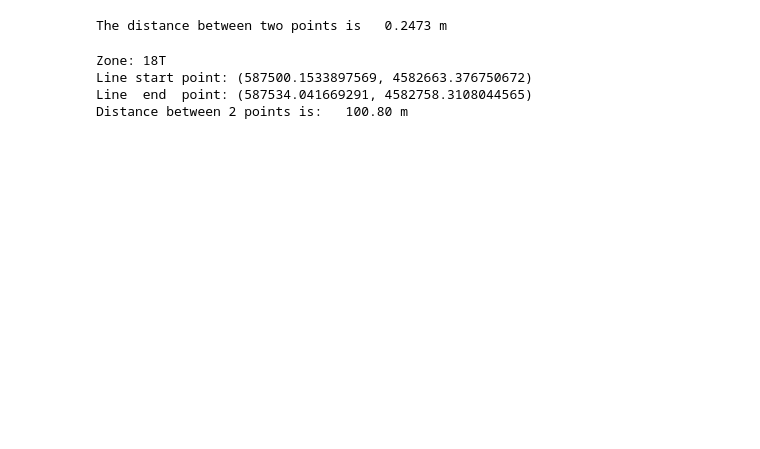
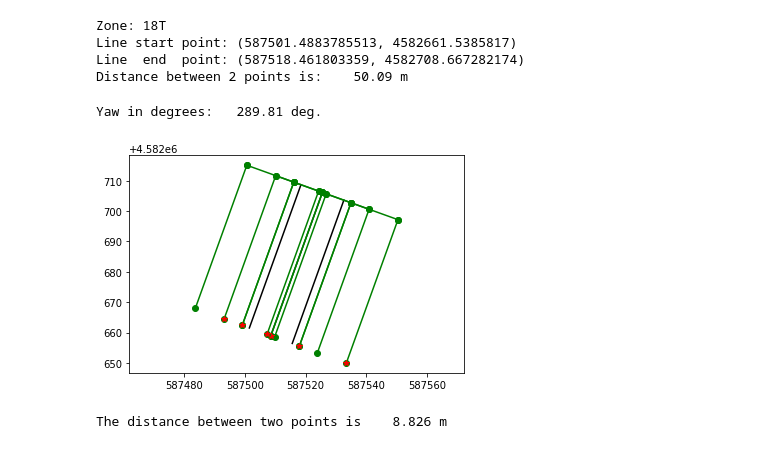
Before and after one commit to westpoint-robotics/usma_bhg, a Jupyter notebook: bhg_calc_ll/bhg_flight_plan_v2.ipynb, the cells around one changed output. Saved outputs shown, nothing was run; the diff lists cells and outputs as text; code cells hidden in the pictures; blank space fills up the shorter version.

Commit message:
QGC Mission Generator: Updated for full missions with forward/perpendicular camera directions, RTL mode added.

```diff
--- a/bhg_calc_ll/bhg_flight_plan_v2.ipynb
+++ b/bhg_calc_ll/bhg_flight_plan_v2.ipynb
@@ -29,0 +89,28 @@ lane1_ep = [41.3915963,-73.9529721]
+# %%
+# Convert line coords to UTM and show distance
+(zone,easting,northing)=LLtoUTM(23, lane_le_sp[0], lane_le_sp[1])
+lane_le_utm_sp = (easting,northing)
+
+(zone,easting,northing)=LLtoUTM(23, lane_le_ep[0], lane_le_ep[1])
+lane_le_utm_ep = (easting,northing)
+
+print("Zone: " + str(zone))
+print("Line start point: " + str(lane_le_utm_sp))
+print("Line  end  point: " + str(lane_le_utm_ep))
+dist = dist_2points(lane_le_utm_sp[0], lane_le_utm_sp[1], lane_le_utm_ep[0], lane_le_utm_ep[1])
+print("Distance between 2 points is: %8.2f m" % (dist))
+# %% [output]
+Zone: 18T
+Line start point: (587501.4883785513, 4582661.5385817)
+Line  end  point: (587518.461803359, 4582708.667282174)
+Distance between 2 points is:    50.09 m
+# %%
+# Compute slope and perpendicular slope
+slope_le = cal_slope(lane_le_utm_sp, lane_le_utm_ep)
+#print("The slope of the lane is:   %8.4f \nThe perpendicular slope is: %8.4f" % (slope_le[0], slope_le[1]))
+yaw = 2*math.pi - math.atan(slope_le[0])
+yaw_deg = yaw*180/math.pi
+
+print("Yaw in degrees: %8.2f deg." % (yaw_deg))
+# %% [output]
+Yaw in degrees:   289.81 deg.
@@ -30,32 +226,36 @@ lane1_ep = [41.3915963,-73.9529721]
+# %%
+plt.figure(1)
+#plt.gca().add_line(mlines.Line2D([lane1_sp[0],lane1_sp[1]], [lane1_ep[0],lane1_ep[1]]))
+# Plot Road - Left/Right Edges and Center of the Road
+plt.plot([lane_c_utm_sp[0],lane_c_utm_ep[0]], [lane_c_utm_sp[1],lane_c_utm_ep[1]], color='grey')
+plt.plot([lane_le_utm_sp[0],lane_le_utm_ep[0]], [lane_le_utm_sp[1],lane_le_utm_ep[1]], color='k')
+plt.plot([lane_re_utm_sp[0],lane_re_utm_ep[0]], [lane_re_utm_sp[1],lane_re_utm_ep[1]], color='k')
+
+for i in range(len(HLPC)):
+    plt.plot([M_wp_utm[i][0][0],M_wp_utm[i][1][0]], [M_wp_utm[i][0][1],M_wp_utm[i][1][1]],
+             marker='o', color='green')
+    plt.plot([M_wp_utm[i][1][0],M_wp_utm[i][2][0]], [M_wp_utm[i][1][1],M_wp_utm[i][2][1]],
+             marker='o', color='green')
+    plt.plot([M_wp_utm[i][2][0],M_wp_utm[i][3][0]], [M_wp_utm[i][2][1],M_wp_utm[i][3][1]],
+             marker='o', color='green')
+    # Plot Starting Points of each mission
+    plt.plot(M_wp_utm[i][0][0],M_wp_utm[i][0][1], 'r*')
+
+plt.axis('equal');
+# %% [output]
+[figure, added]
 # %%
 # Two points difference
-check_pt1 = [lane1_sp[0],lane1_sp[1]]
+check_pt1 = [lane_le_sp[0],lane_le_sp[1]]
 #check_pt1 = [41.3907377, -73.9534922]
-check_pt2 = [41.3907436, -73.9533888]
+check_pt2 = [M_wp[1][0][0],M_wp[1][0][1]]
 
 #wp1:(41.3906877, -73.9533228)
 #wp2:(41.3915149, -73.952892)
 #wp3:(41.3915649, -73.9530614)
 #wp4:(41.3907377, -73.9534922)
 
-print("The distance between two points is %8.4f m" % (dist_2points_ll(check_pt1[0],check_pt1[1],check_pt2[0],check_pt2[1])))
+print("\nThe distance between two points is %8.3f m\n" \
+      % (dist_2points_ll(check_pt1[0],check_pt1[1],check_pt2[0],check_pt2[1])))
 # %% [output]
-The distance between two points is   0.2473 m
+The distance between two points is    8.826 m
-# %%
-# Convert line coords to UTM and show distance
-(zone,easting,northing)=LLtoUTM(23, lane1_sp[0], lane1_sp[1])
-lane1_utm_sp = (easting,northing)
-
-(zone,easting,northing)=LLtoUTM(23, lane1_ep[0], lane1_ep[1])
-lane1_utm_ep = (easting,northing)
-
-print("Zone: " + str(zone))
-print("Line start point: " + str(lane1_utm_sp))
-print("Line  end  point: " + str(lane1_utm_ep))
-dist = dist_2points(lane1_utm_sp[0], lane1_utm_sp[1], lane1_utm_ep[0], lane1_utm_ep[1])
-print("Distance between 2 points is: %8.2f m" % (dist))
-# %% [output]
-Zone: 18T
-Line start point: (587500.1533897569, 4582663.376750672)
-Line  end  point: (587534.041669291, 4582758.3108044565)
-Distance between 2 points is:   100.80 m
```
Also changed, not shown: parts of 13 cells of this notebook, 4 other files.
